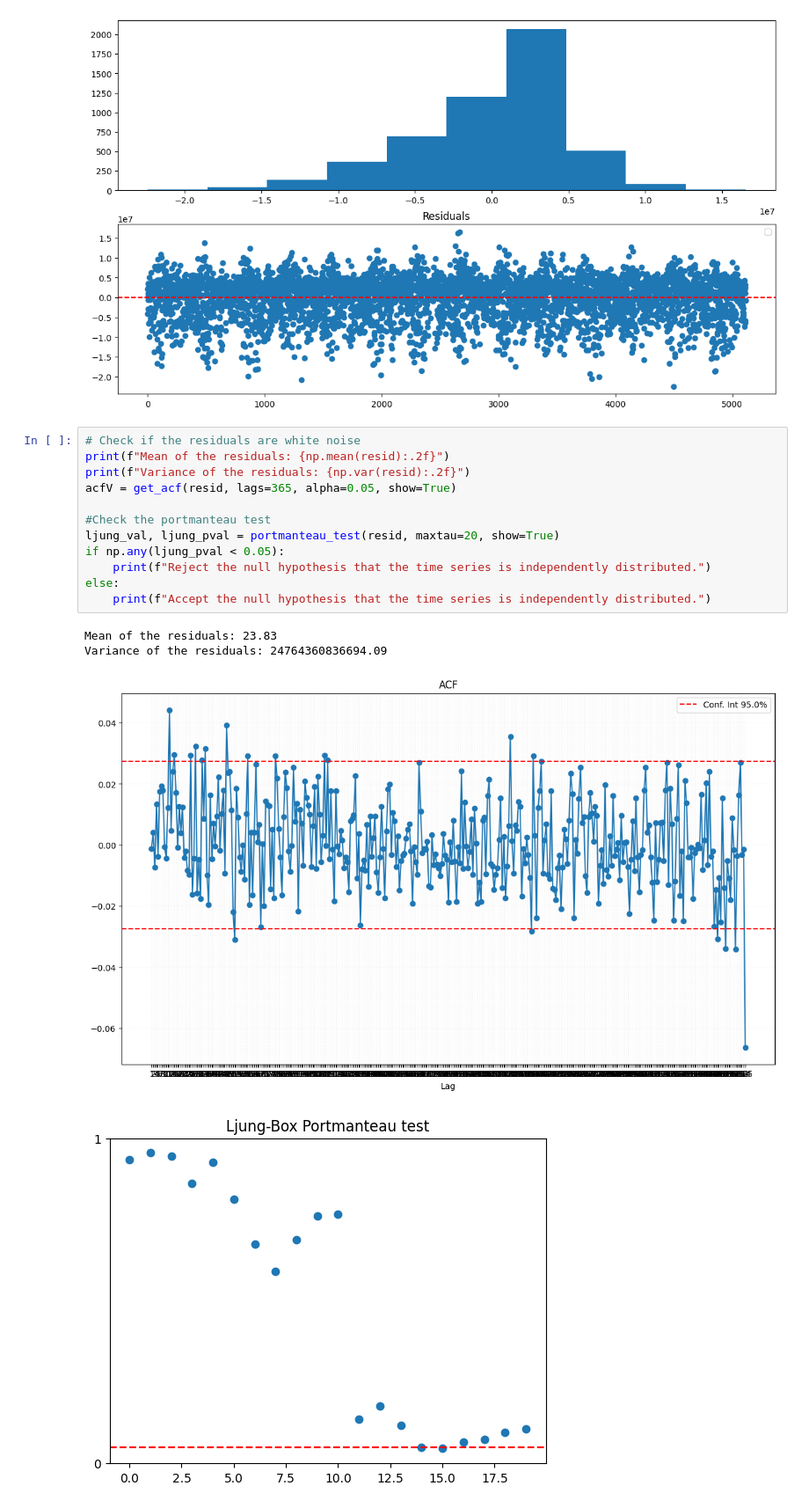
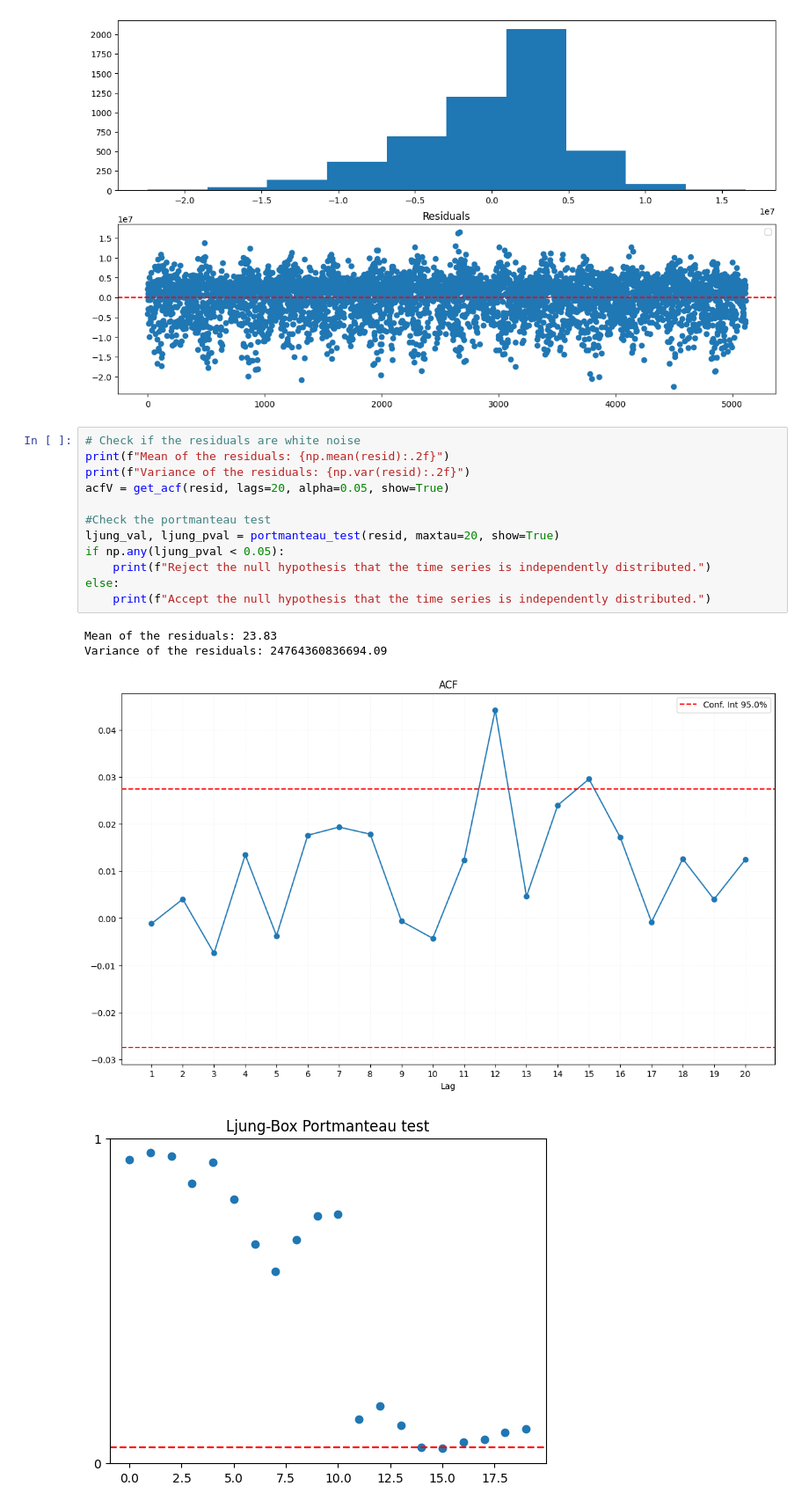
Before and after one commit to kounsolas/TimeSeriesProject, a Jupyter notebook: project.ipynb, the cells around one changed output. Shown at 88% size. Saved outputs shown, nothing was run; the diff lists cells and outputs as text.

```diff
--- a/project.ipynb
+++ b/project.ipynb
@@ -306,18 +325,18 @@ summary, fittedvalues,resid,model,aic = fit_arima_model(A_static, best_p, best_q
 # %%
 # Check if the residuals are white noise
 print(f"Mean of the residuals: {np.mean(resid):.2f}")
 print(f"Variance of the residuals: {np.var(resid):.2f}")
-acfV = get_acf(resid, lags=365, alpha=0.05, show=True)
+acfV = get_acf(resid, lags=20, alpha=0.05, show=True)
 
 #Check the portmanteau test
 ljung_val, ljung_pval = portmanteau_test(resid, maxtau=20, show=True)
 if np.any(ljung_pval < 0.05):
     print(f"Reject the null hypothesis that the time series is independently distributed.")
 else:
     print(f"Accept the null hypothesis that the time series is independently distributed.")
 # %% [output]
 Mean of the residuals: 23.83
 Variance of the residuals: 24764360836694.09
-[figure, old version]
+[figure, new version]
 [figure]
 Reject the null hypothesis that the time series is independently distributed.
```
Also changed, not shown: parts of 9 cells of this notebook.
